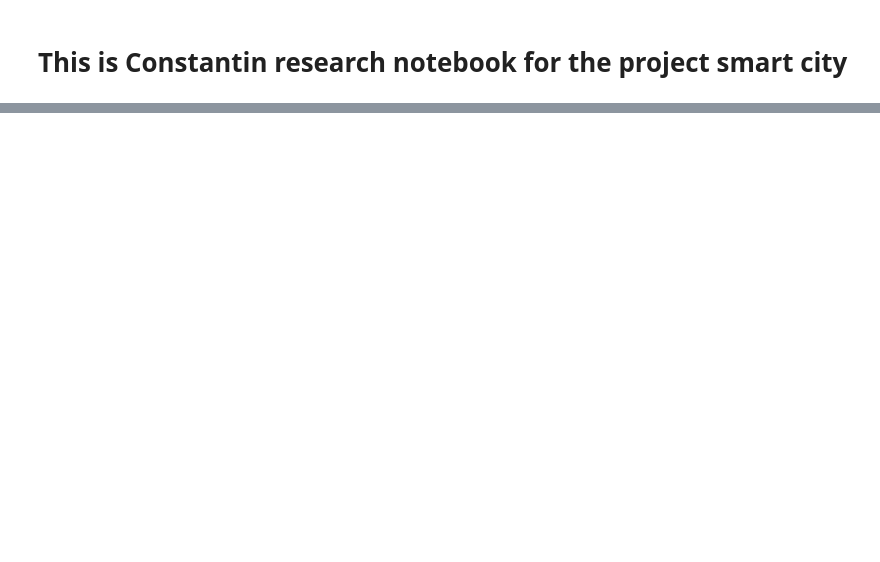
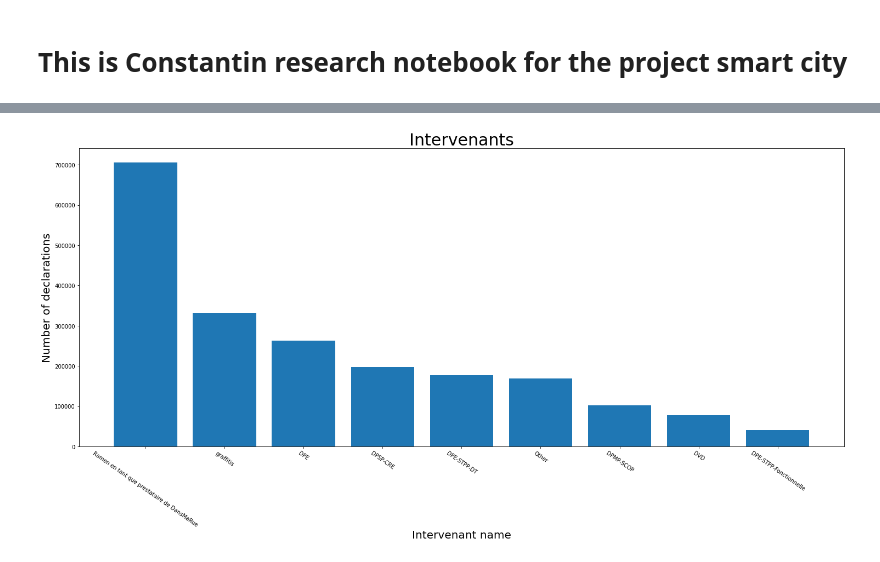
Before and after one commit to ticuss/Smart-City-Project, a Jupyter notebook: research_constantin.ipynb, the cells around one changed output, grey strips where cells are left out. Saved outputs shown, nothing was run; the diff lists cells and outputs as text; code cells hidden in the pictures; blank space fills up the shorter version.

Commit message:
add: intervenant chart, add: devices chart fix: titles of chart

```diff
--- a/research_constantin.ipynb
+++ b/research_constantin.ipynb
@@ -128,0 +127,20 @@ px.line(df_date)
+# %%
+df_final['DATE DECLARATION'] = pd.to_datetime(df_final['DATE DECLARATION'],
+                                                infer_datetime_format = True,
+                                                dayfirst = True)
+df_intervenants = df_final.groupby(['INTERVENANT'])['TYPE DECLARATION'].count().sort_values(ascending = False)
+df_intervenants['Other'] = df_intervenants[8:].sum()
+df_intervenants = df_intervenants.sort_values(ascending=False)
+df_intervenants = df_intervenants[:9]
+
+plt.figure(figsize=(25,10))
+plt.title('Intervenants', size=30)
+plt.xlabel('Intervenant name', size=20)
+plt.ylabel('Number of declarations', size=20)
+plt.xticks(rotation=-35)
+
+plt.bar(x= df_intervenants.index, height=df_intervenants.values)
+
+plt.show()
+# %% [output]
+[figure, added]
```
Also changed, not shown: parts of 6 cells of this notebook.
